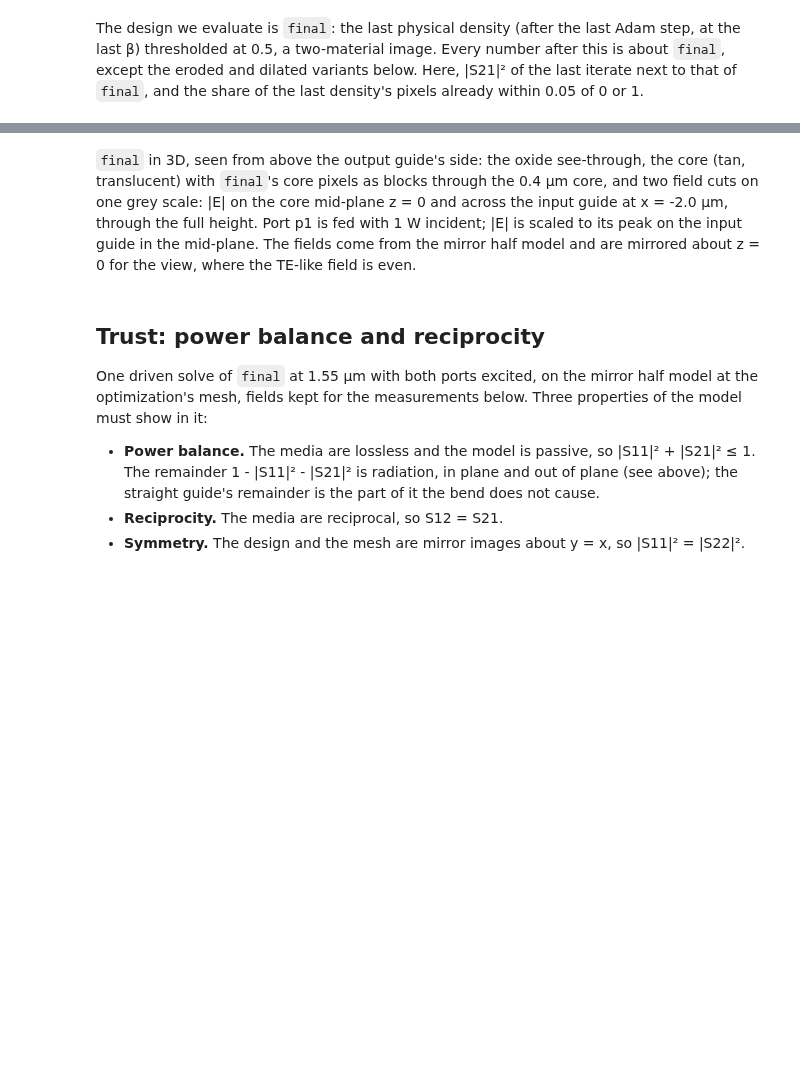
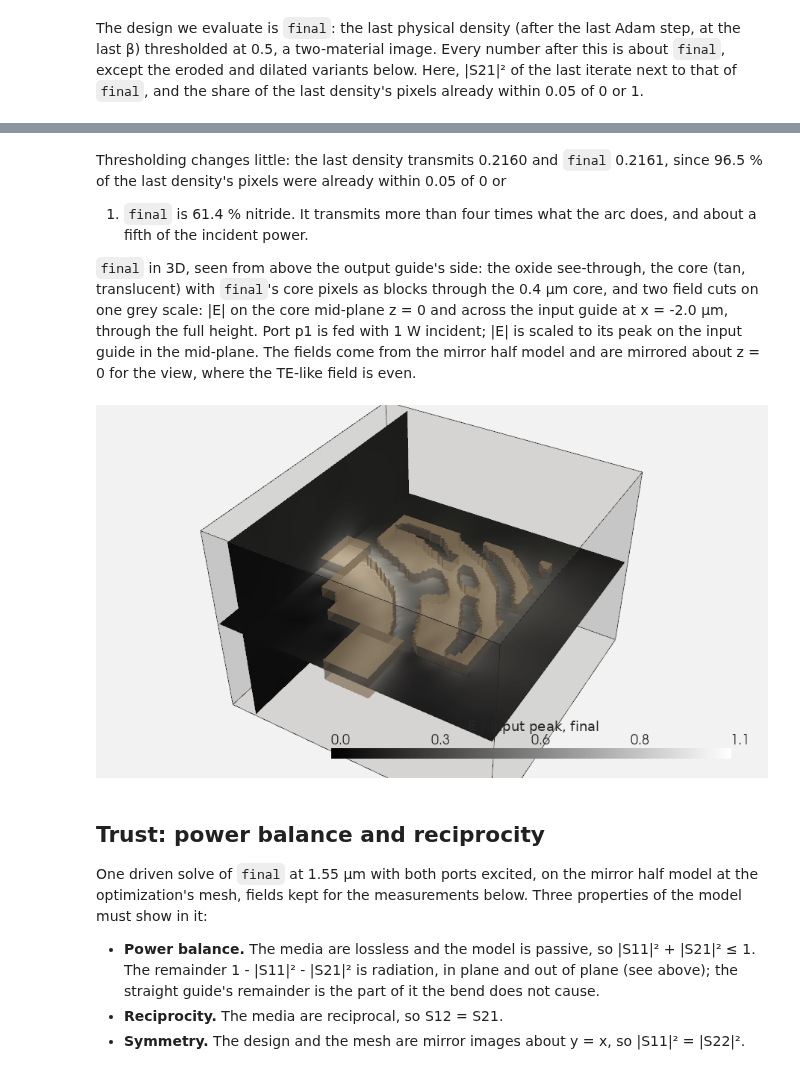
Before and after one commit to benvial/gfem, a Jupyter notebook: docs/tutorials/bend3d.ipynb, the cells around one changed output, grey strips where cells are left out. Saved outputs shown, nothing was run; the diff lists cells and outputs as text; code cells hidden in the pictures; blank space fills up the shorter version.

```diff
--- a/docs/tutorials/bend3d.ipynb
+++ b/docs/tutorials/bend3d.ipynb
@@ -134,17 +155,12 @@ no bend. Its remainder 1 - |S11|² - |S21|² is the power the model loses along
 guide that should lose none: the part of any remainder below that the bend does not
 cause.
 # %%
-sys.path.insert(0, str(ROOT / "tools"))
-run = importlib.import_module("bend3d_run")  # the script that ran, for its geometry
-
 um = 1e-6
-geometry = settings["geometry"]
+geometry, cuts, fluxes = (settings[key] for key in ("geometry", "cuts", "fluxes"))
 HALF, DESIGN = geometry["box_half_width_um"], geometry["design_half_width_um"]
 GUIDE, CORE_HALF = geometry["core_width_um"] / 2, geometry["core_thickness_um"] / 2
-Z_TOP, PORT = (
-    geometry["z_um"][1],
-    run.bm.PORT,
-)  # the stack's top, the window's half-width
+Z_TOP = geometry["z_um"][1]  # the top of the stack
+PORT = geometry["port_window_half_width_um"]  # half the width of a port window
 PITCH = settings["pitch_um"]
 indices = settings["indices"]
 N_CLADDING = indices["cladding"]["n"]
@@ -204,6 +220,15 @@ print(
     f"{n_eff[0]:.6f} (p1), {n_eff[1]:.6f} (p2), between {N_CLADDING:.6f} and "
     f"{indices['core']['n']:.6f}"
 )
+decay = settings["wavelength_um"] / (2 * np.pi * np.sqrt(n_eff[0] ** 2 - N_CLADDING**2))
+print(
+    f"  the mode's field decays by 1/e every {decay:.2f} um into the oxide: "
+    "1/gamma, with gamma = k0 sqrt(n_eff^2 - n_SiO2^2)"
+)
+print(
+    f"  each window: |y| or |x| < {PORT:g} um on its end face, |z| < {Z_TOP:g} um "
+    "on the full stack"
+)
 straight = mesh("half", kind="straight")
 print(
     f"straight guide, {geometry['straight_guide_length_um']:g} um, "
@@ -416,4 +485,9 @@ print(f"{binary:.1%} of the last density's pixels lie within 0.05 of 0 or 1")
 # %% [markdown]
+Thresholding changes little: the last density transmits 0.2160 and `final`
+0.2161, since 96.5 % of the last density's pixels were already within 0.05 of 0 or
+1. `final` is 61.4 % nitride. It transmits more than four times what the arc does,
+and about a fifth of the incident power.
+
 `final` in 3D, seen from above the output guide's side: the oxide see-through, the
 core (tan, translucent) with `final`'s core pixels as blocks through the 0.4 µm core,
 and two field cuts on one grey scale: |E| on the core mid-plane z = 0 and across the
@@ -448,7 +522,7 @@ def plane(u, v, values, place):
 
 every = 2  # every other sample: 100 x 100 points on the mid-plane
 heights_full = np.concatenate([-cut_z[::-1], cut_z])
-cuts = [
+surfaces = [
     plane(
         cut_x[::every],
         cut_y[::every],
@@ -459,39 +533,41 @@ cuts = [
         cut_y[::every],
         heights_full[::every],
         mirrored(out["cut_in_final"])[::every, ::every] / input_peak["final"],
-        lambda U, V: (np.full_like(U, run.CUT_IN_X / um), U, V),
+        lambda U, V: (np.full_like(U, cuts["cut_in_x_um"]), U, V),
     ),
 ]
 blocks = pv.ImageData(
     dimensions=(final.shape[1] + 1, final.shape[0] + 1, 2),
     spacing=(PITCH, PITCH, 2 * CORE_HALF),
     origin=(-DESIGN, -DESIGN, -CORE_HALF),
 )
 blocks.cell_data["core"] = final.ravel().astype(float)  # x fastest: rows are y
 core = [
     pv.Box((-HALF, -DESIGN, -GUIDE, GUIDE, -CORE_HALF, CORE_HALF)),
     pv.Box((-GUIDE, GUIDE, -HALF, -DESIGN, -CORE_HALF, CORE_HALF)),
     blocks.threshold(0.5, scalars="core"),
 ]
 oxide = pv.Box((-HALF, HALF, -HALF, HALF, -Z_TOP, Z_TOP))
-peak = max(c["|E|"].max() for c in cuts)
+peak = max(c["|E|"].max() for c in surfaces)
 
 view = pv.Plotter(window_size=(900, 500))
 view.add_mesh(oxide, color="lightgrey", opacity=0.15)
 view.add_mesh(oxide.outline(), color="black")
 for part in core:
     view.add_mesh(part, color="tan", opacity=0.5)
-for c in cuts:
+for c in surfaces:
     view.add_mesh(
         c,
         scalars="|E|",
         cmap="gray",
         clim=(0, peak),
         scalar_bar_args={"title": "|E| / input peak, final", "fmt": "%.1f"},
     )
 view.view_vector(VIEW, viewup=(0, 0, 1))
 view.camera.zoom(1.3)
 view.show()
+# %% [output]
+[figure, added]
 # %% [markdown]
 ## Trust: power balance and reciprocity
 
```
Also changed, not shown: parts of 26 cells of this notebook, 2 other files.
